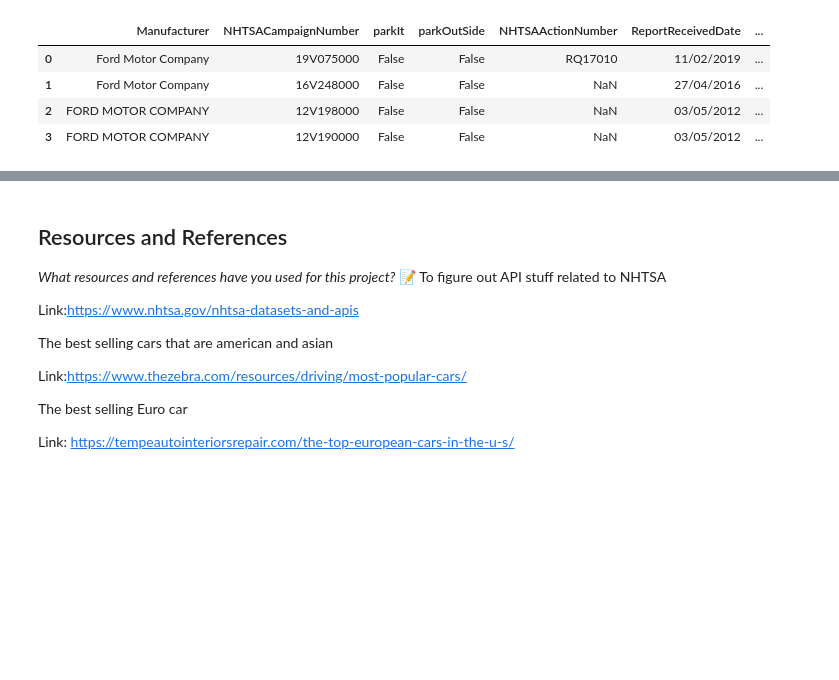
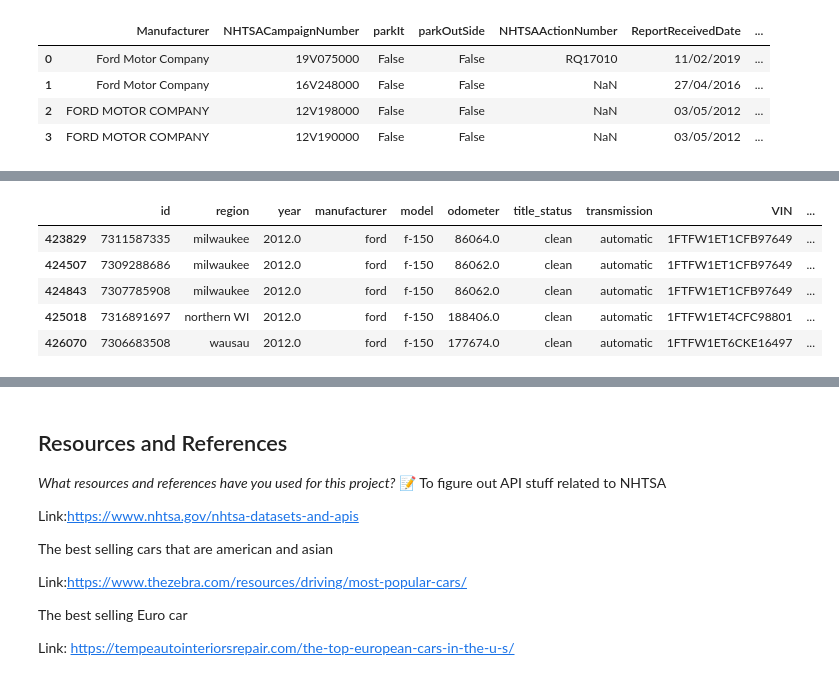
Before and after one commit to IT4063C-Fall23/final-project-ACipherEXE, a Jupyter notebook: source.ipynb, the cells around one changed output, grey strips where cells are left out. Drawn from its saved outputs; the diff is of its cells as text; code cells hidden in the pictures; blank space fills up the shorter version.

```diff
--- a/source.ipynb
+++ b/source.ipynb
@@ -145,0 +167,10 @@ KeyError: "['country'] not found in axis"
+# %%
+filtered_df_american = sales_df_fixed[(sales_df_fixed['manufacturer'] == 'ford') & (sales_df_fixed['model'].str.contains('f-150')) & (sales_df_fixed['year'] == 2012.0)]
+filtered_df_american.tail()
+# %% [output]
+|  | id | region | year | manufacturer | model | odometer | title_status | transmission | VIN | ... |
+| 423829 | 7311587335 | milwaukee | 2012.0 | ford | f-150 | 86064.0 | clean | automatic | 1FTFW1ET1CFB97649 | ... |
+| 424507 | 7309288686 | milwaukee | 2012.0 | ford | f-150 | 86062.0 | clean | automatic | 1FTFW1ET1CFB97649 | ... |
+| 424843 | 7307785908 | milwaukee | 2012.0 | ford | f-150 | 86062.0 | clean | automatic | 1FTFW1ET1CFB97649 | ... |
+| 425018 | 7316891697 | northern WI | 2012.0 | ford | f-150 | 188406.0 | clean | automatic | 1FTFW1ET4CFC98801 | ... |
+| 426070 | 7306683508 | wausau | 2012.0 | ford | f-150 | 177674.0 | clean | automatic | 1FTFW1ET6CKE16497 | ... |
```
Also changed, not shown: parts of 6 cells of this notebook, 3 other files.
